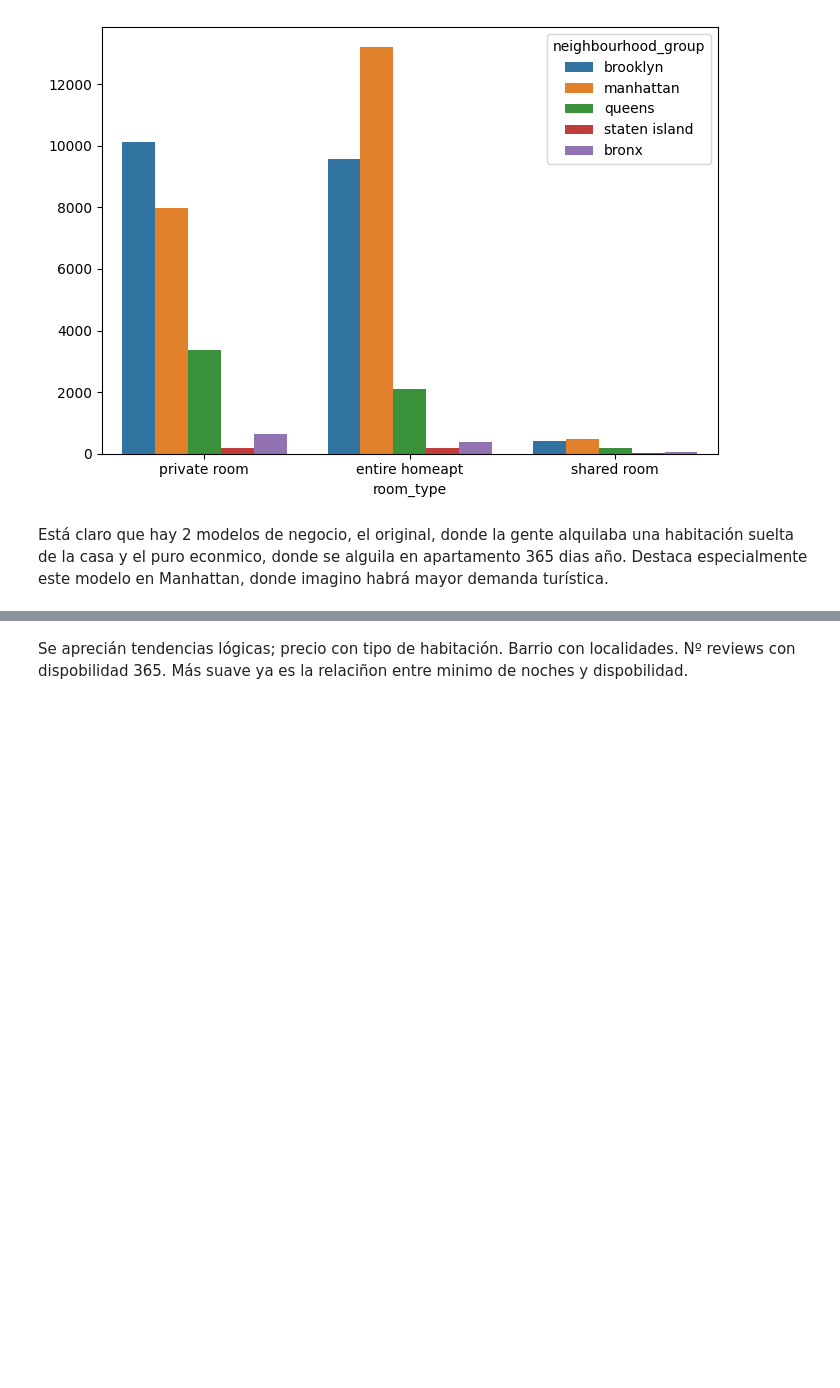
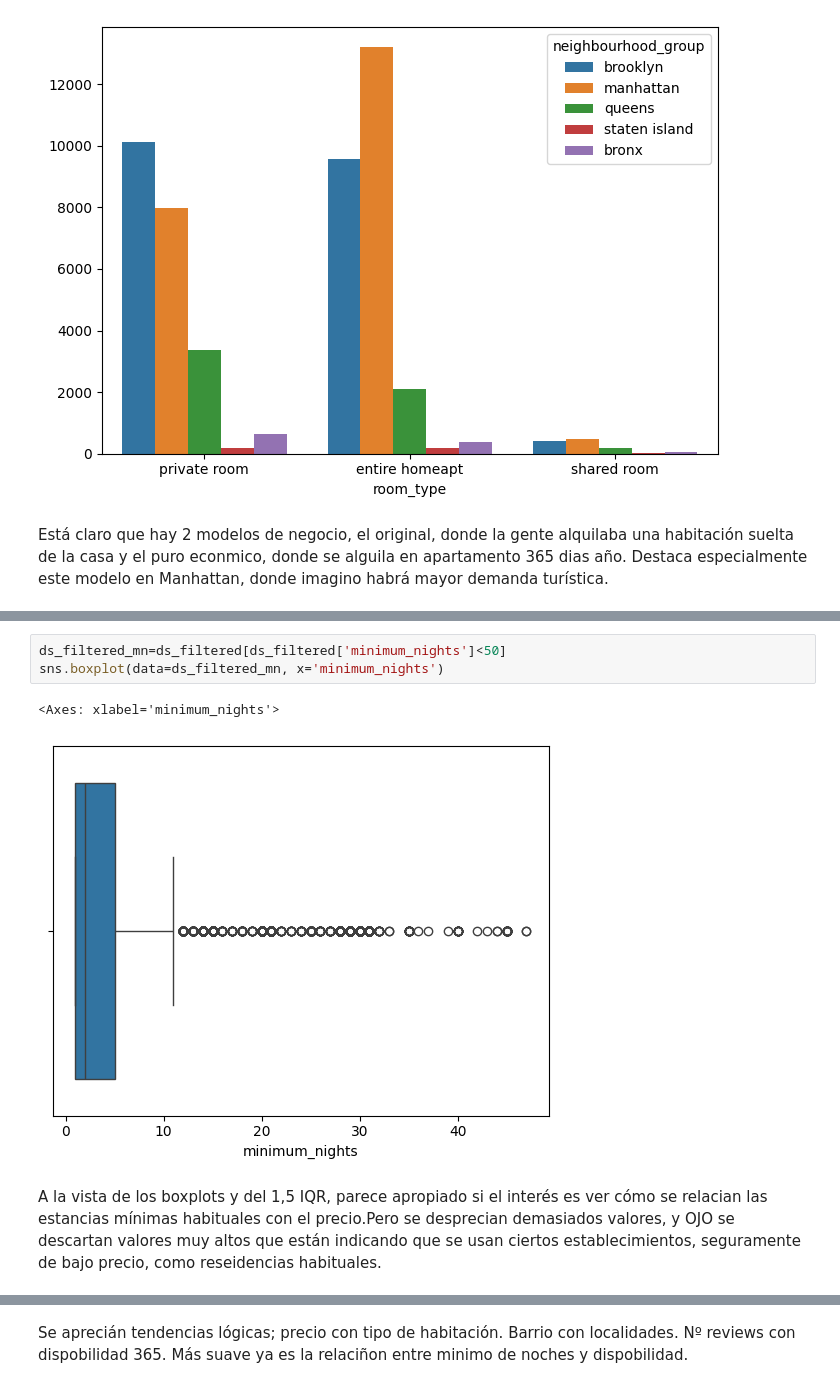
Before and after one commit to 4GeeksAcademy/Finarosalina_proyecto_EDA, a Jupyter notebook: src/explore.ipynb, the cells around one changed output, grey strips where cells are left out. Drawn from its saved outputs; the diff is of its cells as text; blank space fills up the shorter version.

```diff
--- a/src/explore.ipynb
+++ b/src/explore.ipynb
@@ -327,0 +472,8 @@ Está claro que hay 2 modelos de negocio, el original, donde la gente alquilaba
+# %%
+ds_filtered_mn=ds_filtered[ds_filtered['minimum_nights']<50]
+sns.boxplot(data=ds_filtered_mn, x='minimum_nights')
+# %% [output]
+<Axes: xlabel='minimum_nights'>
+[figure, added]
+# %% [markdown]
+A la vista de los boxplots y del 1,5 IQR, parece apropiado si el interés es ver cómo se relacian las estancias mínimas habituales con el precio.Pero se desprecian demasiados valores, y OJO se descartan valores muy altos que están indicando que se usan ciertos establecimientos, seguramente de bajo precio, como reseidencias habituales.
```
Also changed, not shown: parts of 26 cells of this notebook, 4 other files.
